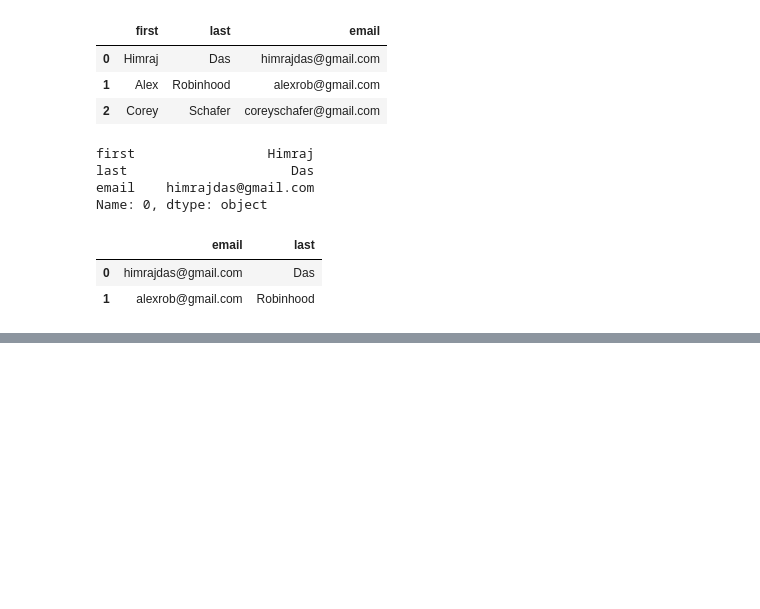
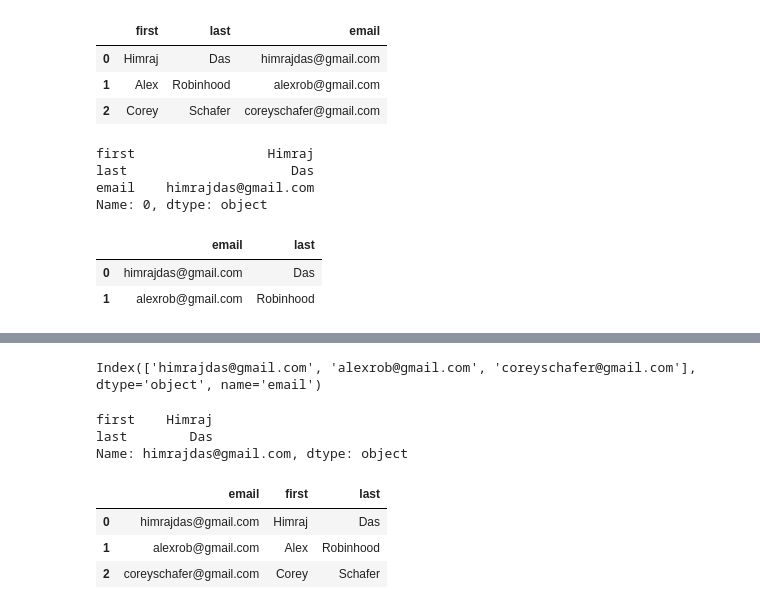
Before and after one commit to HimrajDas/Pandas, a Jupyter notebook: snippets.ipynb, the cells around one changed output, grey strips where cells are left out. Cells and saved outputs as stored; diff of their text form; code cells hidden in the pictures; blank space fills up the shorter version.

```diff
--- a/snippets.ipynb
+++ b/snippets.ipynb
@@ -89,3 +89,6 @@ df.loc[[0, 1], ["email", "last"]]
 |  | email | last |
 | 0 | himrajdas@gmail.com | Das |
 | 1 | alexrob@gmail.com | Robinhood |
+# %%
+# df.set_index("email")
+df.set_index("email", inplace=True)
@@ -91,0 +103,18 @@ df.loc[[0, 1], ["email", "last"]]
+# %%
+df.index
+# %% [output]
+Index(['himrajdas@gmail.com', 'alexrob@gmail.com', 'coreyschafer@gmail.com'], dtype='object', name='email')
+# %%
+df.loc["himrajdas@gmail.com"]
+# %% [output]
+first    Himraj
+last        Das
+Name: himrajdas@gmail.com, dtype: object
+# %%
+df.reset_index(inplace=True)
+df
+# %% [output]
+|  | email | first | last |
+| 0 | himrajdas@gmail.com | Himraj | Das |
+| 1 | alexrob@gmail.com | Alex | Robinhood |
+| 2 | coreyschafer@gmail.com | Corey | Schafer |
```
Also changed, not shown: parts of 1 cell of this notebook, 1 other file.
